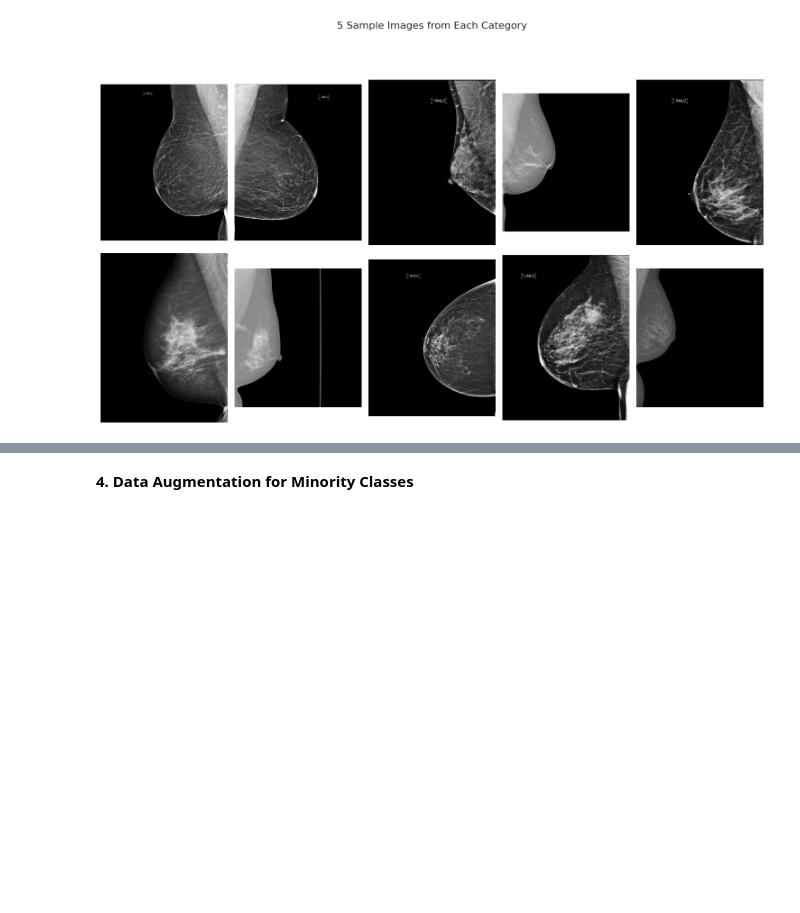
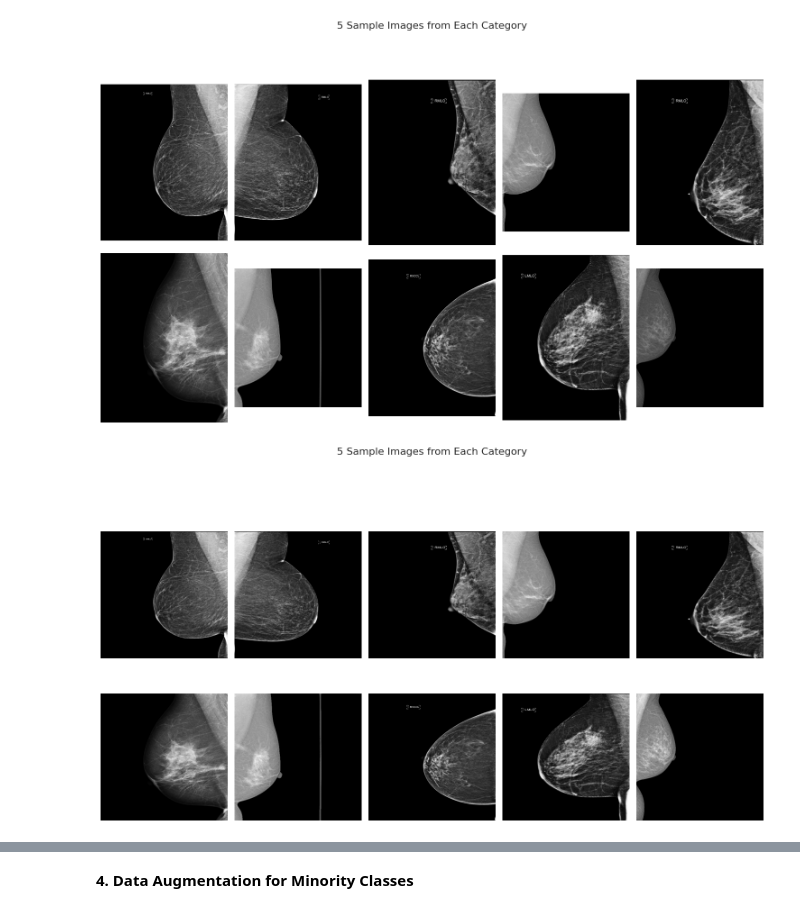
Before and after one commit to JaMallJR/DEPI_GRADUATION_PROJECT, a Jupyter notebook: code/cnn-BRCA-classification.ipynb, the cells around one changed output, grey strips where cells are left out. Saved outputs shown, nothing was run; the diff lists cells and outputs as text; code cells hidden in the pictures; blank space fills up the shorter version.

```diff
--- a/code/cnn-BRCA-classification.ipynb
+++ b/code/cnn-BRCA-classification.ipynb
@@ -84,3 +114,9 @@ Dataset Loaded: 54706 images.
 | 2 | 2 | 10006 | 1864590858 | R | MLO | 61.0 | 0 | 0 | 0 | NaN | ... |
 | 3 | 2 | 10006 | 1874946579 | R | CC | 61.0 | 0 | 0 | 0 | NaN | ... |
 | 4 | 2 | 10011 | 220375232 | L | CC | 55.0 | 0 | 0 | 0 | 0.0 | ... |
+# %%
+image_paths = data['img_path'].tolist()
+print(f"Total image paths collected: {len(image_paths)}")
+
+image_labels = data['cancer'].tolist()
+print(f"Total labels collected: {len(image_labels)}")
@@ -87,8 +126,2 @@ Dataset Loaded: 54706 images.
 # %% [markdown]
 **3. Analyzing Class Distribution**
-# %%
-image_paths = data['path'].tolist()
-print(f"Total image paths collected: {len(image_paths)}")
-
-image_labels = data['cancer'].tolist()
-print(f"Total labels collected: {len(image_labels)}")
@@ -210,3 +240,27 @@ plt.tight_layout(rect=[0, 0.03, 1, 0.95])
 plt.show()
 # %% [output]
 [figure]
+# %%
+# Display 5 samples from each category
+num_images = 5
+fig, axes = plt.subplots(len(label_to_class), num_images, figsize=(15, 10))
+fig.suptitle("5 Sample Images from Each Category", fontsize=16)
+
+for i, category in enumerate(label_to_class):
+    sample_images = df[df['label'] == category].sample(num_images, random_state=42) # Changed 'label' to 'cancer' based on RSNA columns
+
+    for j, (idx, row) in enumerate(sample_images.iterrows()): # Iterate safely
+        image_path = row['image_path'] # Make sure you use the column with the full path
+
+        img = cv2.imread(image_path, cv2.IMREAD_GRAYSCALE)
+
+
+        axes[i, j].imshow(img, cmap='gray')
+        axes[i, j].axis('off')
+        if j == 0:
+            axes[i, j].set_ylabel(str(category), fontsize=14)
+
+plt.tight_layout(rect=[0, 0.03, 1, 0.95])
+plt.show()
+# %% [output]
+[figure, added]
```
Also changed, not shown: parts of 34 cells of this notebook, 2 other files.
